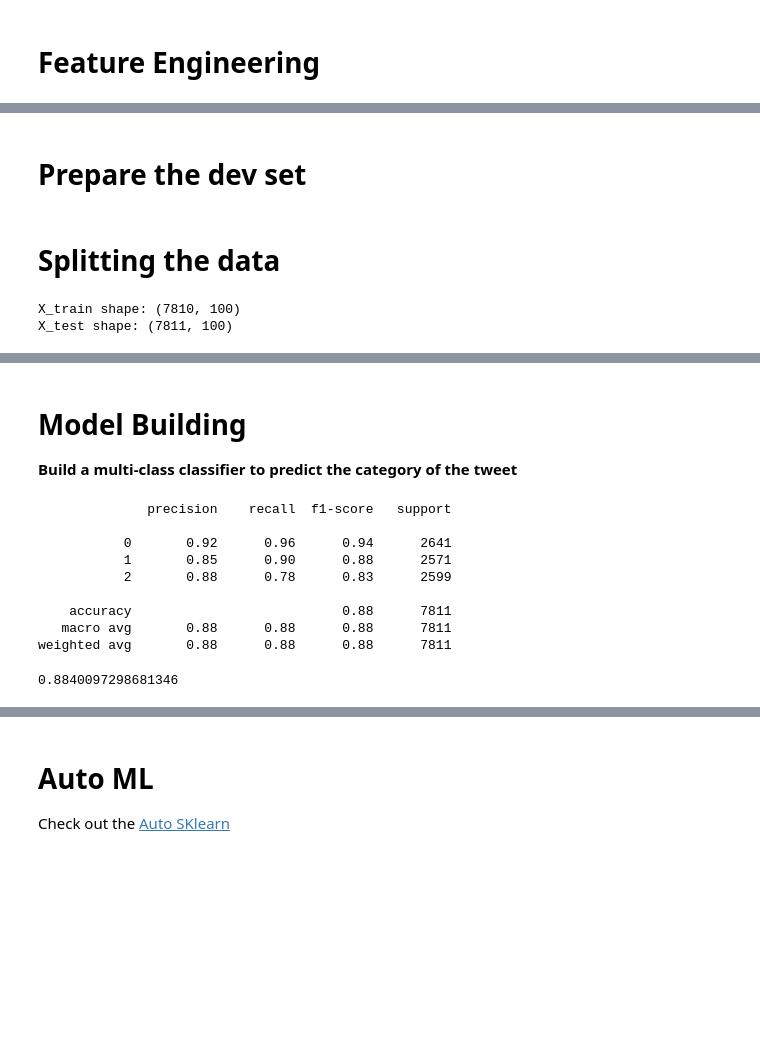
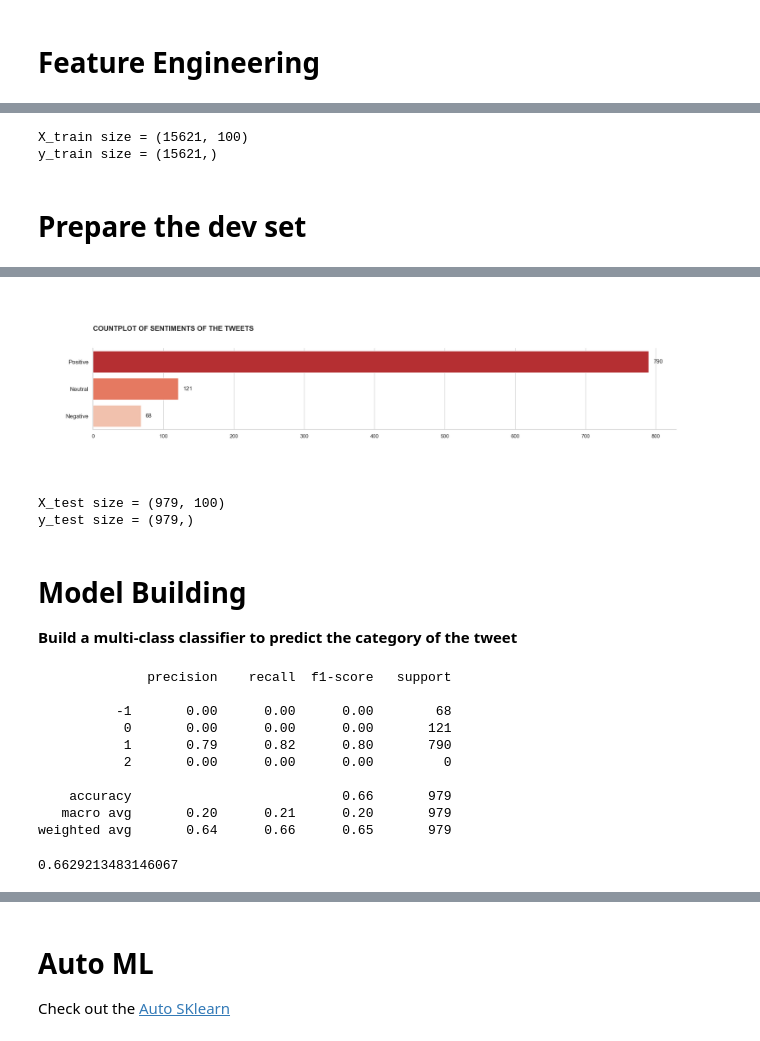
Before and after one commit to Mostafa-wael/Analysis-of-Arabic-Tweets-Towards-COVID-19-Pandemic, a Jupyter notebook: NLP.ipynb, the cells around one changed output, grey strips where cells are left out. Drawn from its saved outputs; the diff is of its cells as text; code cells hidden in the pictures; blank space fills up the shorter version.

```diff
--- a/NLP.ipynb
+++ b/NLP.ipynb
@@ -241,11 +253,11 @@ plotDF(freq_df.head(20), x=freq_df.head(20)['Term'], y=freq_df.head(20)['Frequen
 # %%
 # Extract word embeddings for each tweet
 def extractWordEmbeddings(data):
-    from gensim.models import Word2Vec
     model = Word2Vec(data, min_count=1, window=5, sg=0)
-    model.save('out/word2vec.model')
+    model.save('out/models/word2vec.model')
     return model
-model = extractWordEmbeddings(data['Lemmatization'])
+
+model = extractWordEmbeddings(training_data['Lemmatization'])
 
 # use the model to extract word embeddings
 def getWordEmbeddings(model, word):
@@ -256,7 +268,7 @@ def getTweetsEmbeddings(model, tweets):
     return tweets.apply(lambda x: np.mean([getWordEmbeddings(model, word) for word in x], axis=0))
 
 # get the word embeddings for each tweet
-data['features'] = getTweetsEmbeddings(model, data['Lemmatization'])
+training_data['features'] = getTweetsEmbeddings(model, training_data['Lemmatization'])
 # %%
 # # Calculate the frequency of each word in the three categories
 # def getWordsFrequency(data, sentiment):
@@ -294,20 +334,19 @@ def getStances():
+# %%
+print(f"X_train size = {X_train.shape}")
+print(f"y_train size = {y_train.shape}")
+# %% [output]
+X_train size = (15621, 100)
+y_train size = (15621,)
 # %% [markdown]
 # Prepare the dev set
 # %%
-# dev_data = cleanData(dev_df, 'dev', clean =False)
-# dev_data = processing(dev_data)
-# model = extractWordEmbeddings(dev_data['Lemmatization'])
-# dev_data['features'] = getTweetsEmbeddings(model, dev_data['Lemmatization'])
+dev_data = cleanData(dev_df, 'dev', clean = True)
+dev_data = processing(dev_data)
+model = extractWordEmbeddings(dev_data['Lemmatization'])
+dev_data['features'] = getTweetsEmbeddings(model, dev_data['Lemmatization'])
-# %% [markdown]
-# Splitting the data
-# %%
-X = getFeatures()
-y = getStances()
-
-# Split the dataset into train and test
-X_train, X_test, y_train, y_test = train_test_split(X, y, test_size=0.5, random_state=42)
-print(f"X_train shape: {X_train.shape}")
-print(f"X_test shape: {X_test.shape}")
-# %% [output]
-X_train shape: (7810, 100)
-X_test shape: (7811, 100)
+# %%
+countPlot(y = dev_data['sentiment'],
+               title = 'Countplot of Sentiments of the tweets',
+               height = dev_data['sentiment'].nunique());
+piePlot(data = dev_data['sentiment'], value = 'Percentage', name = 'Sentiment', title = 'Sentiment Distribution of the Tweets')
+# %% [output]
@@ -314,3 +354,13 @@ X_test shape: (7811, 100)
+[figure, added]
+# %%
+X_test = dev_data['features'].to_numpy()
+X_test = np.array([np.array(xi) for xi in X_test])
+y_test = dev_data['stance'].to_numpy()
+print(f"X_test size = {X_test.shape}")
+print(f"y_test size = {y_test.shape}")
+# %% [output]
+X_test size = (979, 100)
+y_test size = (979,)
 # %% [markdown]
 # Model Building
 **Build a multi-class classifier to predict the category of the tweet**
@@ -341,20 +395,20 @@ def modelPipeline(X_train, y_train, X_test, y_test, model, model_name):
     return model, report
 # %%
 # RandomForestClassifier
-from sklearn.ensemble import RandomForestClassifier
 clf = RandomForestClassifier(n_estimators=500, max_depth=15, random_state=0)
-model, report = modelPipeline(X_train, y_train, X_test, y_test, clf, 'out/clf.model')
+model, report = modelPipeline(X_train, y_train, X_test, y_test, clf, 'out/models/clf.model')
 report
 # %% [output]
               precision    recall  f1-score   support
 
-           0       0.92      0.96      0.94      2641
-           1       0.85      0.90      0.88      2571
-           2       0.88      0.78      0.83      2599
+          -1       0.00      0.00      0.00        68
+           0       0.00      0.00      0.00       121
+           1       0.79      0.82      0.80       790
+           2       0.00      0.00      0.00         0
 
-    accuracy                           0.88      7811
-   macro avg       0.88      0.88      0.88      7811
-weighted avg       0.88      0.88      0.88      7811
+    accuracy                           0.66       979
+   macro avg       0.20      0.21      0.20       979
+weighted avg       0.64      0.66      0.65       979
-0.8840097298681346
+0.6629213483146067
 # %%
 # Xgboost
```
Also changed, not shown: parts of 23 cells of this notebook, 13 other files.
